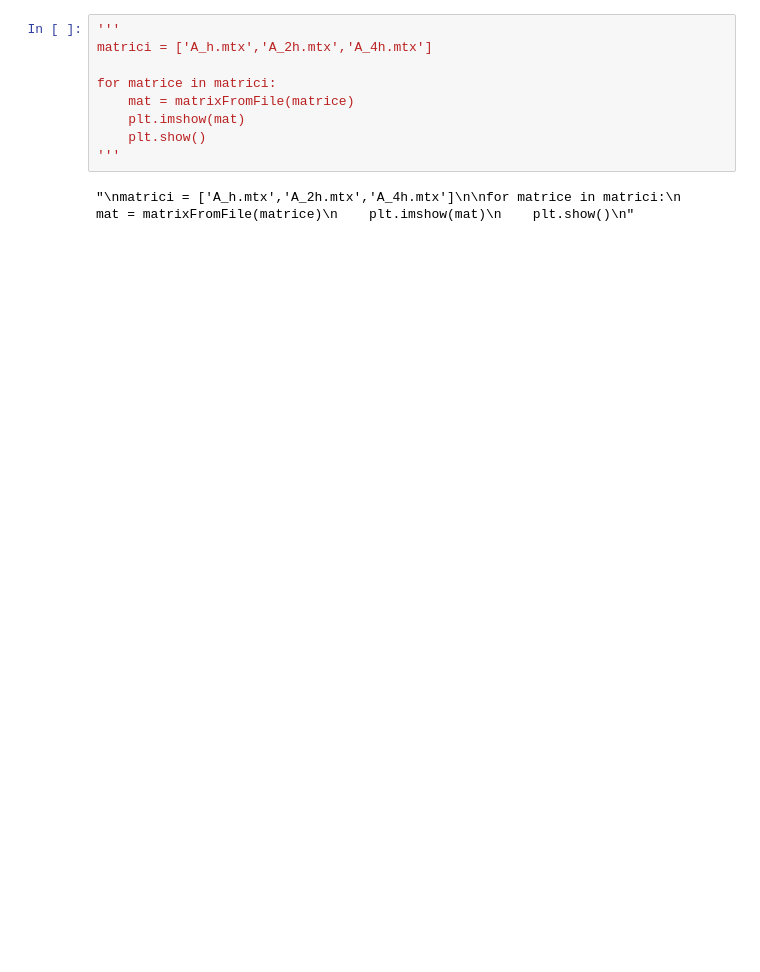
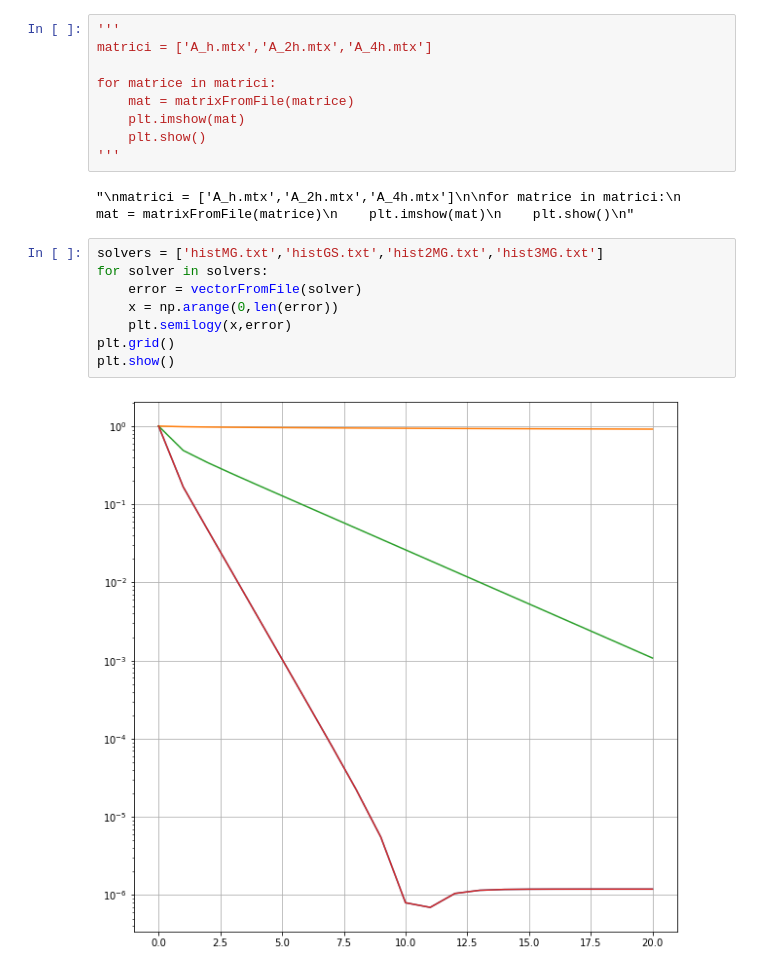
Before and after one commit to AMSC22-23/MultiGrid-Untila-Cecchettini-Capoferri, a Jupyter notebook: classes/test.ipynb, the cells around one changed output. Drawn from its saved outputs; the diff is of its cells as text; blank space fills up the shorter version.

```diff
--- a/classes/test.ipynb
+++ b/classes/test.ipynb
@@ -91,3 +112,13 @@ for matrice in matrici:
 '''
 # %% [output]
 "\nmatrici = ['A_h.mtx','A_2h.mtx','A_4h.mtx']\n\nfor matrice in matrici:\n    mat = matrixFromFile(matrice)\n    plt.imshow(mat)\n    plt.show()\n"
+# %%
+solvers = ['histMG.txt','histGS.txt','hist2MG.txt','hist3MG.txt']
+for solver in solvers:
+    error = vectorFromFile(solver)
+    x = np.arange(0,len(error))
+    plt.semilogy(x,error)
+plt.grid()
+plt.show()
+# %% [output]
+[figure, added]
```
Also changed, not shown: parts of 4 cells of this notebook, 10 other files.
